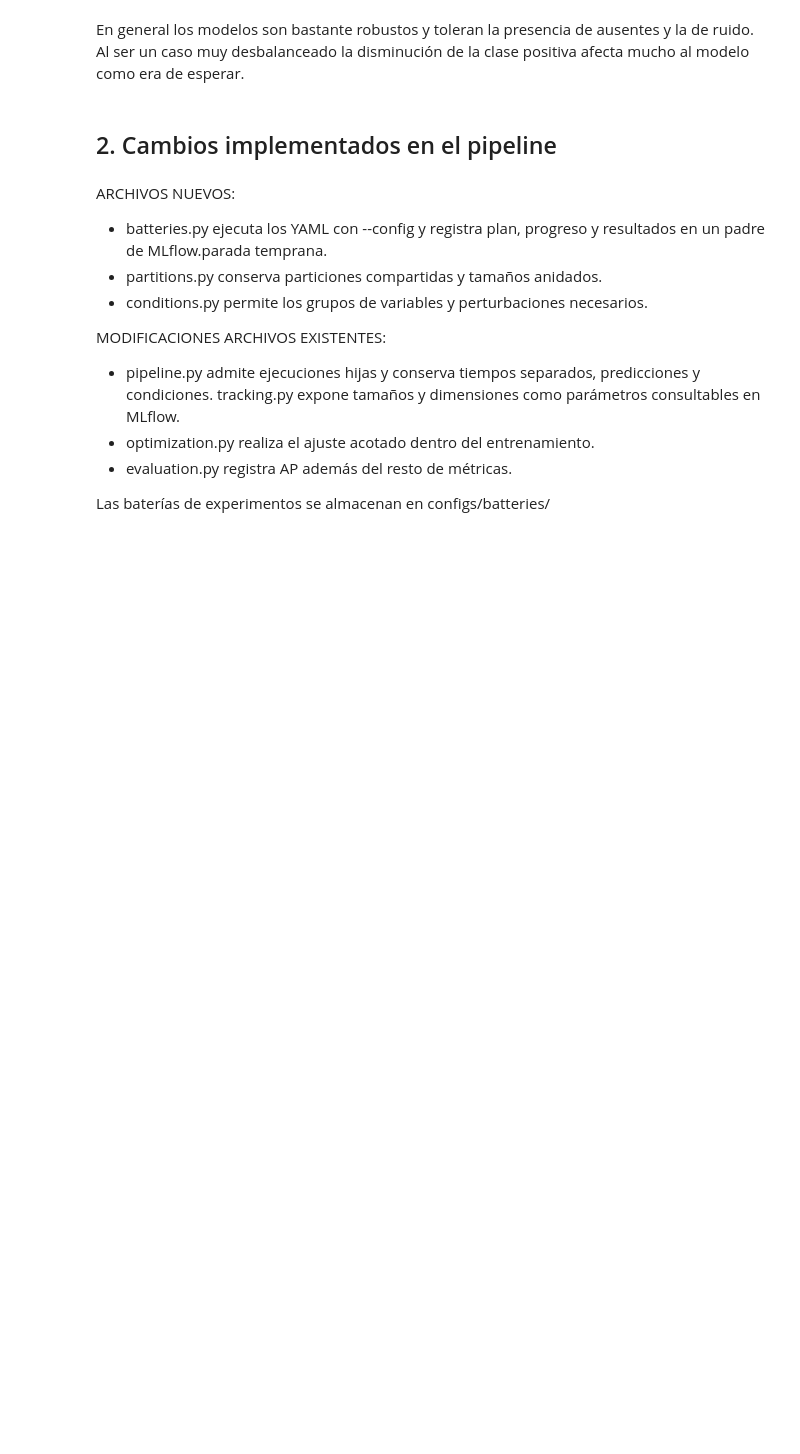
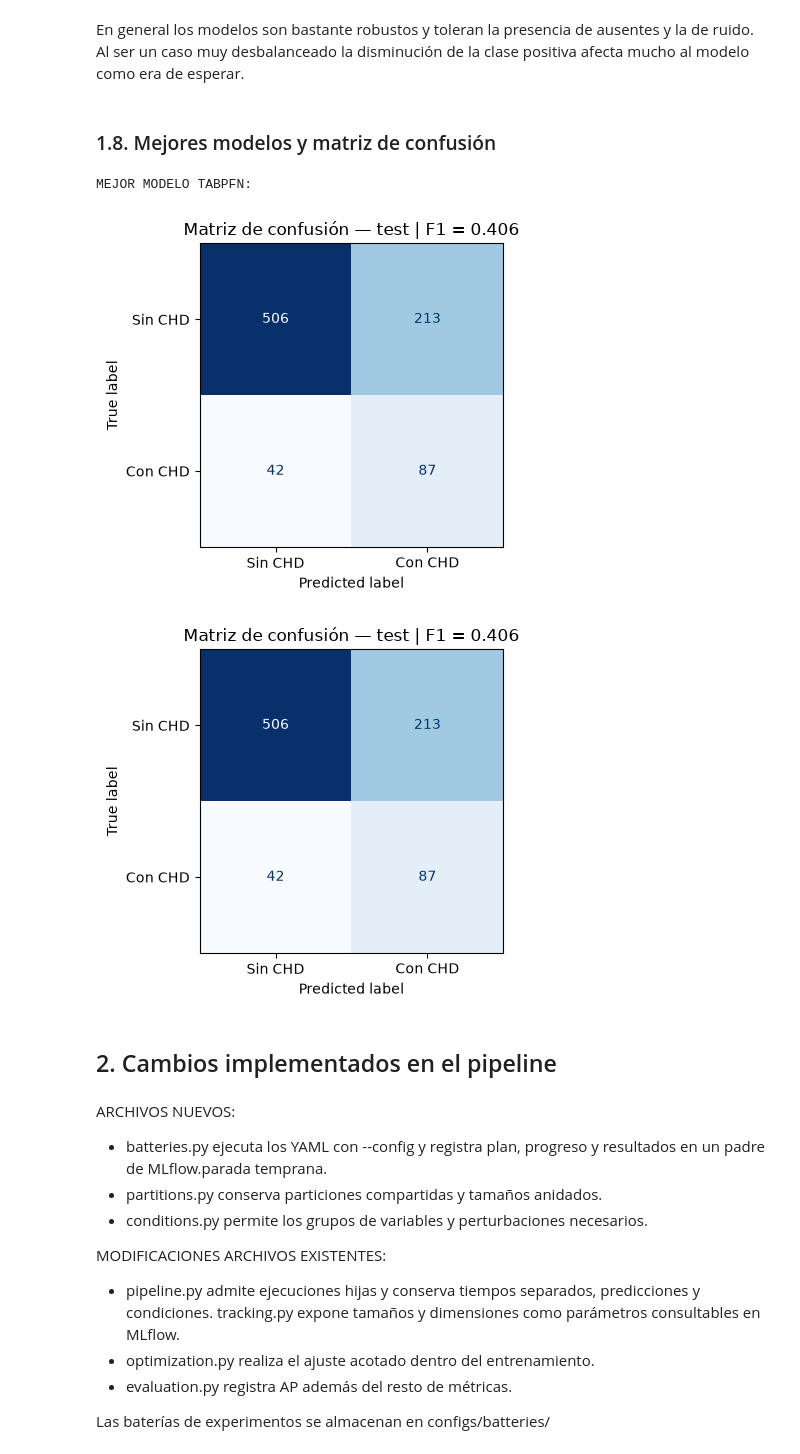
Before and after one commit to RodrigoRego5/Modelos_Fundacionales, a Jupyter notebook: EXPERIMENTOS.ipynb, the cells around one changed output. Drawn from its saved outputs; the diff is of its cells as text; code cells hidden in the pictures; blank space fills up the shorter version.

Commit message:
matrices de confusion

```diff
--- a/EXPERIMENTOS.ipynb
+++ b/EXPERIMENTOS.ipynb
@@ -138,6 +138,55 @@ Se comparan cinco variantes, tres semillas y dos modelos: **30 ejecuciones**. La
 </table>
 # %% [markdown]
 En general los modelos son bastante robustos y toleran la presencia de ausentes y la de ruido. Al ser un caso muy desbalanceado la disminución de la clase positiva afecta mucho al modelo como era de esperar.
+# %% [markdown]
+### 1.8. Mejores modelos y matriz de confusión
+# %%
+import mlflow
+import pandas as pd
+import matplotlib.pyplot as plt
+from sklearn.metrics import ConfusionMatrixDisplay, f1_score
+
+
+def mostrar_matriz_confusion(run_id):
+    """Muestra la matriz de confusión de test con su F1 en el título."""
+    mlflow.set_tracking_uri("sqlite:///mlflow.db")
+
+    client = mlflow.MlflowClient()
+    path = client.download_artifacts(run_id, "predictions.csv")
+    predictions = pd.read_csv(path)
+
+    f1 = f1_score(
+        predictions["y_true"],
+        predictions["y_pred"],
+        pos_label=1,
+        zero_division=0,
+    )
+
+    fig, ax = plt.subplots(figsize=(5, 4))
+    ConfusionMatrixDisplay.from_predictions(
+        predictions["y_true"],
+        predictions["y_pred"],
+        labels=[0, 1],
+        display_labels=["Sin CHD", "Con CHD"],
+        cmap="Blues",
+        colorbar=False,
+        ax=ax,
+    )
+    ax.set_title(f"Matriz de confusión — test | F1 = {f1:.3f}")
+    fig.tight_layout()
+    plt.show()
+
+    return fig
+# %%
+print("MEJOR MODELO TABPFN: ")
+mostrar_matriz_confusion("2aa976c86adb4f1e939c7e7ecc26cbb6")
+
+# print("MEJOR MODELO LIGHTGBM: ")
+# mostrar_matriz_confusion("f8b46eb172af4ee2a71b0e8ae531ac13")
+# %% [output]
+MEJOR MODELO TABPFN:
+[figure, added]
+[figure, added]
 # %% [markdown]
 ## 2. Cambios implementados en el pipeline
 # %% [markdown]
```
